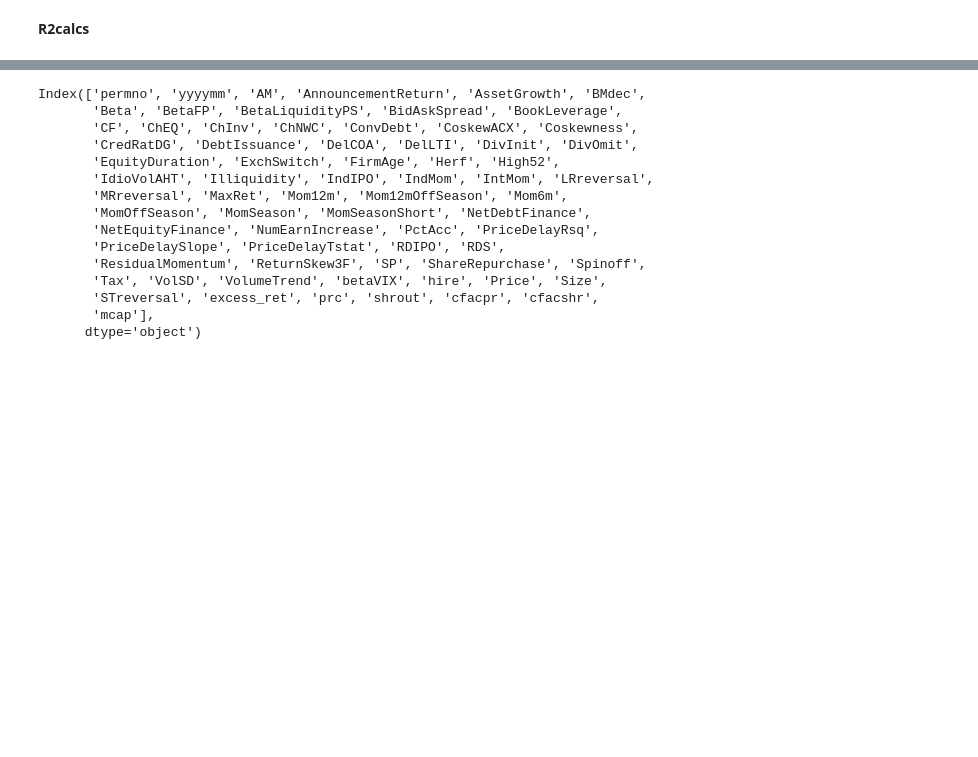
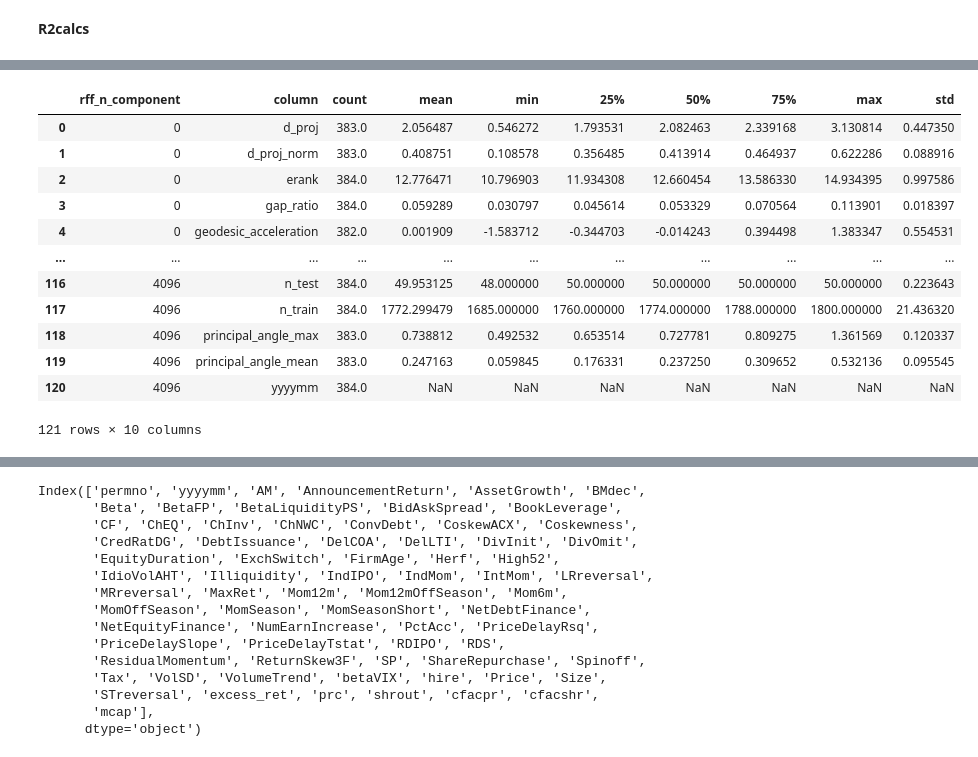
Before and after one commit to arshdeep11112000/TheVirtueOfComplexity_PaperReplication_Experimentation-master, a Jupyter notebook: notebooks/expermint_ppp.ipynb, the cells around one changed output, grey strips where cells are left out. Saved outputs shown, nothing was run; the diff lists cells and outputs as text; code cells hidden in the pictures; blank space fills up the shorter version.

```diff
--- a/notebooks/expermint_ppp.ipynb
+++ b/notebooks/expermint_ppp.ipynb
@@ -154,17 +123,2 @@ OOS R²: 0.0075 for k=16
-# %%
-import pandas as pd
-
-all_stats = []
-
-for k, metrics in result.items():
-    pred_df_in = metrics[1]
-    stats = pred_df_in.describe(include="all").T
-    stats.insert(0, "k", k)
-    stats = stats.reset_index().rename(columns={"index": "column"})
-    stats.drop(columns=["count"], inplace=True)  # drop count if not needed
-    all_stats.append(stats)
-
-final_stats = pd.concat(all_stats, ignore_index=True)
-final_stats.to_excel("prediction_stats_all.xlsx", index=False)
 # %% [markdown]
 **Main Run Different Complexity**
@@ -447,14 +267,29 @@ features_data_df.head()
 # %%
 features_data_df = pd.concat(features_data.values(), keys=features_data.keys()).reset_index(level=[0,1]).rename(columns={"level_0": "seeds", "level_1": "rff_n_component"})
 # Convert summary-stat columns to numeric before aggregation (object -> float)
 # Safe groupby mean on numeric columns only
 num_cols = [c for c in ["count", "mean", "min", "25%", "50%", "75%", "max", "std"] if c in features_data_df.columns]
 features_data_df[num_cols] = features_data_df[num_cols].apply(pd.to_numeric, errors="coerce")
 
 features_data_df = (
     features_data_df
     .groupby(["rff_n_component", "column"], as_index=False)[num_cols]
     .mean()
 )
-features_data_df.to_excel("features_data_all_factors_12_seeds.xlsx", index=False)
+features_data_df.to_excel("features_data_18_months_36.xlsx", index=False)
+features_data_df
+# %% [output]
+|  | rff_n_component | column | count | mean | min | 25% | 50% | 75% | max | std |
+| 0 | 0 | d_proj | 383.0 | 2.056487 | 0.546272 | 1.793531 | 2.082463 | 2.339168 | 3.130814 | 0.447350 |
+| 1 | 0 | d_proj_norm | 383.0 | 0.408751 | 0.108578 | 0.356485 | 0.413914 | 0.464937 | 0.622286 | 0.088916 |
+| 2 | 0 | erank | 384.0 | 12.776471 | 10.796903 | 11.934308 | 12.660454 | 13.586330 | 14.934395 | 0.997586 |
+| 3 | 0 | gap_ratio | 384.0 | 0.059289 | 0.030797 | 0.045614 | 0.053329 | 0.070564 | 0.113901 | 0.018397 |
+| 4 | 0 | geodesic_acceleration | 382.0 | 0.001909 | -1.583712 | -0.344703 | -0.014243 | 0.394498 | 1.383347 | 0.554531 |
+| ... | ... | ... | ... | ... | ... | ... | ... | ... | ... | ... |
+| 116 | 4096 | n_test | 384.0 | 49.953125 | 48.000000 | 50.000000 | 50.000000 | 50.000000 | 50.000000 | 0.223643 |
+| 117 | 4096 | n_train | 384.0 | 1772.299479 | 1685.000000 | 1760.000000 | 1774.000000 | 1788.000000 | 1800.000000 | 21.436320 |
+| 118 | 4096 | principal_angle_max | 383.0 | 0.738812 | 0.492532 | 0.653514 | 0.727781 | 0.809275 | 1.361569 | 0.120337 |
+| 119 | 4096 | principal_angle_mean | 383.0 | 0.247163 | 0.059845 | 0.176331 | 0.237250 | 0.309652 | 0.532136 | 0.095545 |
+| 120 | 4096 | yyyymm | 384.0 | NaN | NaN | NaN | NaN | NaN | NaN | NaN |
+121 rows × 10 columns
 # %%
```
Also changed, not shown: parts of 20 cells of this notebook, 1 other file.
